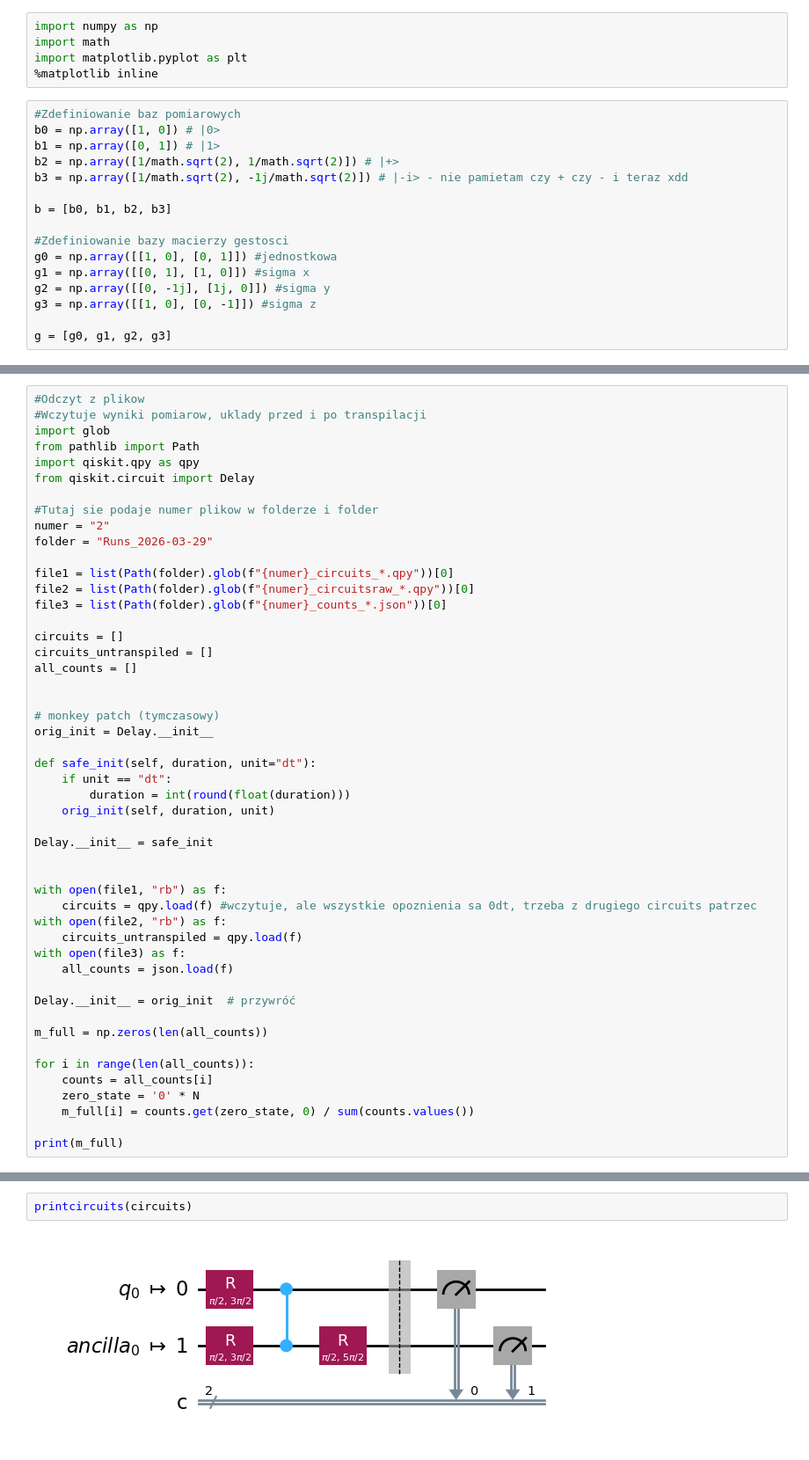
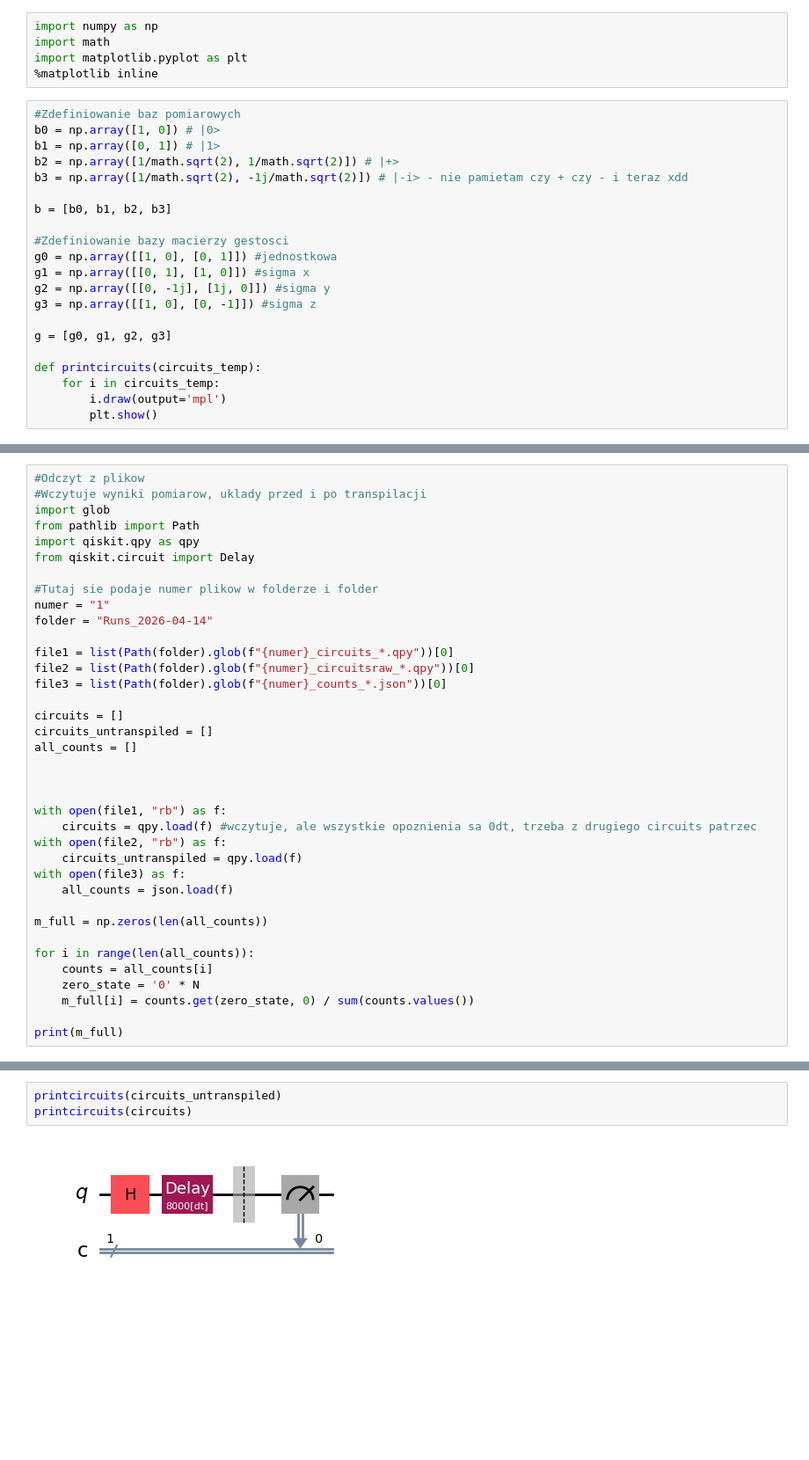
Before and after one commit to ziomek681/LindbladianLearningQubit, a Jupyter notebook: QST_Analysis.ipynb, the cells around one changed output, grey strips where cells are left out. Shown at 88% size. Saved outputs shown, nothing was run; the diff lists cells and outputs as text; blank space fills up the shorter version.

```diff
--- a/QST_Analysis.ipynb
+++ b/QST_Analysis.ipynb
@@ -19,6 +19,11 @@ g2 = np.array([[0, -1j], [1j, 0]]) #sigma y
 g3 = np.array([[1, 0], [0, -1]]) #sigma z
 
 g = [g0, g1, g2, g3]
+
+def printcircuits(circuits_temp):
+    for i in circuits_temp:
+        i.draw(output='mpl')
+        plt.show()
 # %%
 #Rozszerzenie bazy na N qubitow
 from itertools import product
@@ -94,8 +90,8 @@ import qiskit.qpy as qpy
 from qiskit.circuit import Delay
 
 #Tutaj sie podaje numer plikow w folderze i folder
-numer = "2"
-folder = "Runs_2026-03-29"
+numer = "1"
+folder = "Runs_2026-04-14"
 
 file1 = list(Path(folder).glob(f"{numer}_circuits_*.qpy"))[0]
 file2 = list(Path(folder).glob(f"{numer}_circuitsraw_*.qpy"))[0]
@@ -106,16 +102,6 @@ circuits_untranspiled = []
 all_counts = []
 
 
-# monkey patch (tymczasowy)
-orig_init = Delay.__init__
-
-def safe_init(self, duration, unit="dt"):
-    if unit == "dt":
-        duration = int(round(float(duration)))
-    orig_init(self, duration, unit)
-
-Delay.__init__ = safe_init
-
 
 with open(file1, "rb") as f:
     circuits = qpy.load(f) #wczytuje, ale wszystkie opoznienia sa 0dt, trzeba z drugiego circuits patrzec
@@ -123,8 +109,6 @@ with open(file2, "rb") as f:
     circuits_untranspiled = qpy.load(f)
 with open(file3) as f:
     all_counts = json.load(f)
-
-Delay.__init__ = orig_init  # przywróć
 
 m_full = np.zeros(len(all_counts))
 
@@ -144,4 +123,5 @@ print(m_full)
 # %%
+printcircuits(circuits_untranspiled)
 printcircuits(circuits)
 # %% [output]
-[figure, old version]
+[figure, new version]
```
Also changed, not shown: parts of 7 cells of this notebook, 3 other files.
